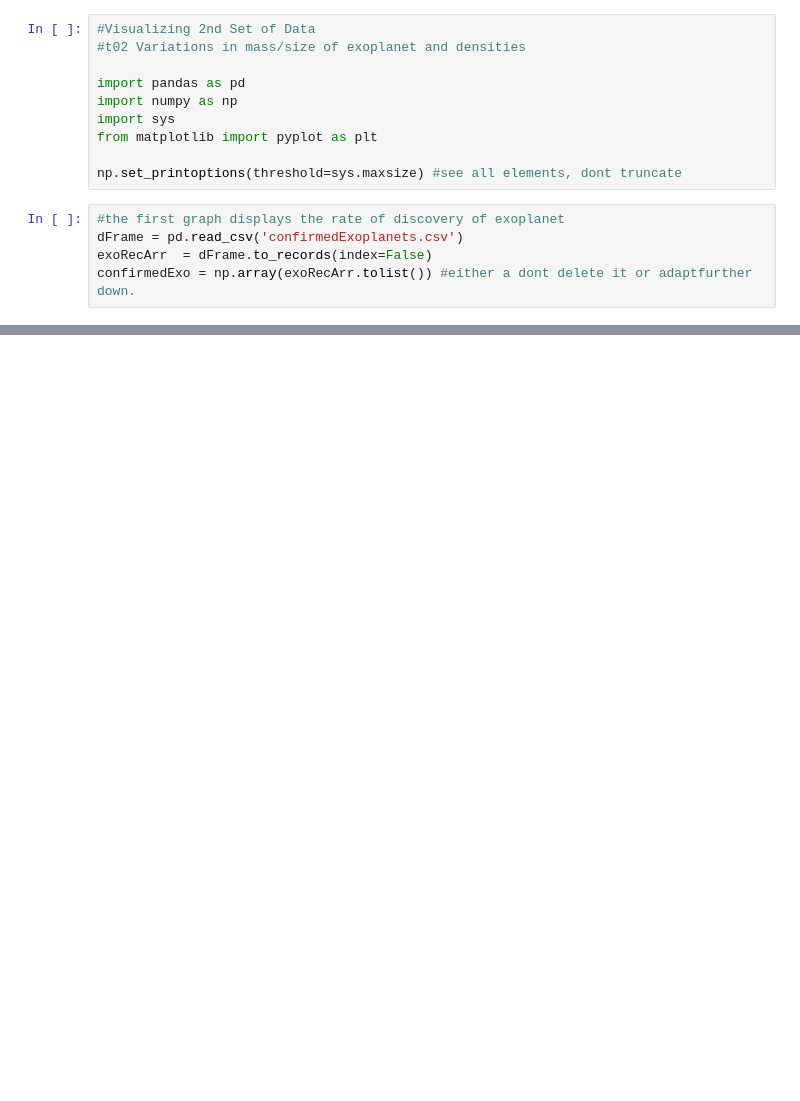
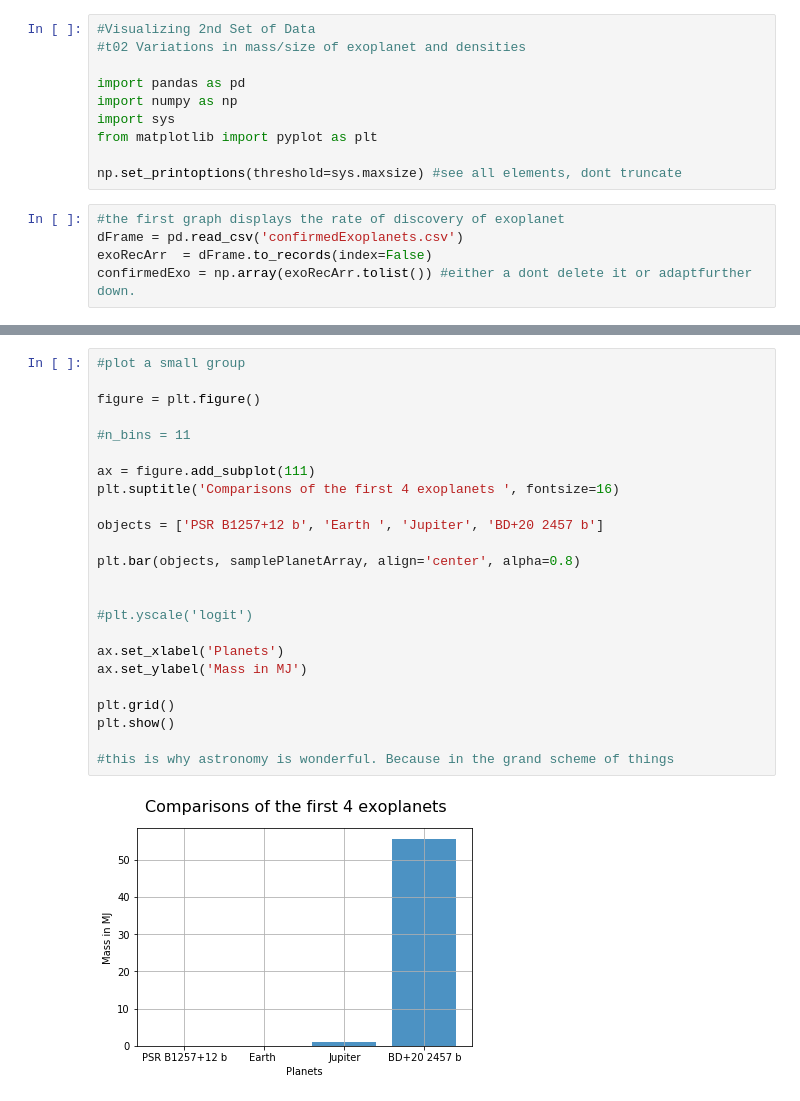
Before and after one commit to coderXmachina2/infographicaGalactica, a Jupyter notebook: t02SizeMassDensityVariationsOfPlaents.ipynb, the cells around one changed output, grey strips where cells are left out. Cells and saved outputs as stored; diff of their text form; blank space fills up the shorter version.

```diff
--- a/t02SizeMassDensityVariationsOfPlaents.ipynb
+++ b/t02SizeMassDensityVariationsOfPlaents.ipynb
@@ -193,0 +162,26 @@ plt.show()
+# %%
+#plot a small group
+
+figure = plt.figure()
+
+#n_bins = 11
+
+ax = figure.add_subplot(111)
+plt.suptitle('Comparisons of the first 4 exoplanets ', fontsize=16)
+
+objects = ['PSR B1257+12 b', 'Earth ', 'Jupiter', 'BD+20 2457 b']
+
+plt.bar(objects, samplePlanetArray, align='center', alpha=0.8)
+
+
+#plt.yscale('logit')
+
+ax.set_xlabel('Planets')
+ax.set_ylabel('Mass in MJ')
+
+plt.grid()
+plt.show()
+
+#this is why astronomy is wonderful. Because in the grand scheme of things
+# %% [output]
+[figure, added]
```
Also changed, not shown: parts of 55 cells of this notebook, 11 other files.
